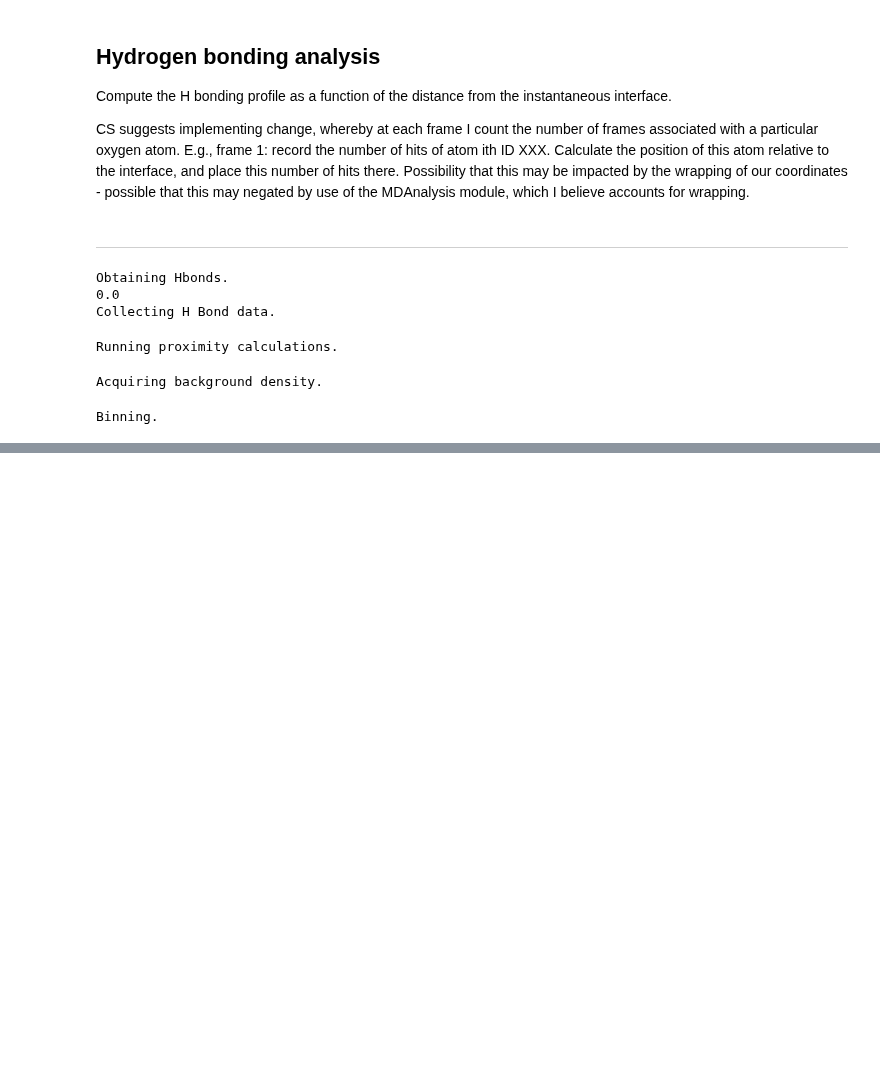
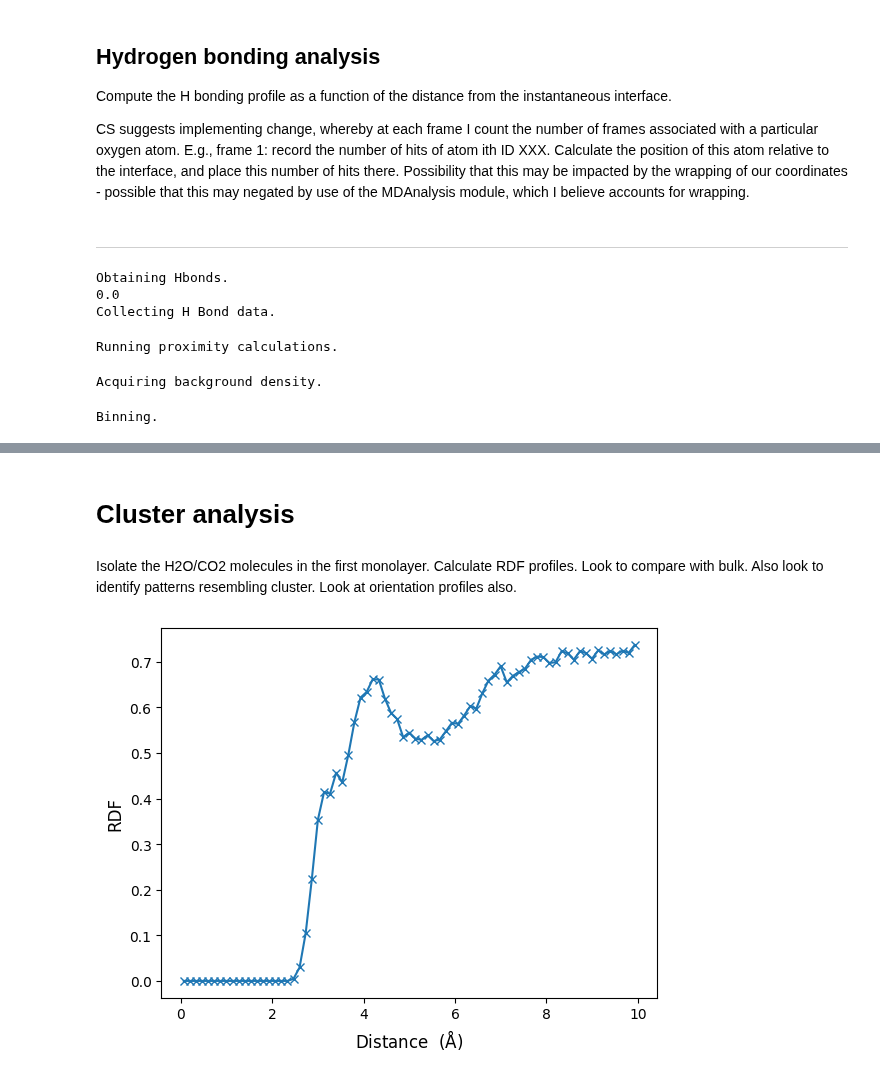
Before and after one commit to water-ice-group/on_a_WIM, a Jupyter notebook: development.ipynb, the cells around one changed output, grey strips where cells are left out. Drawn from its saved outputs; the diff is of its cells as text; code cells hidden in the pictures; blank space fills up the shorter version.

Commit message:
Cluster analysis now working.

```diff
--- a/development.ipynb
+++ b/development.ipynb
@@ -36,8 +36,8 @@ else:
     os.mkdir('outputs')
 
 # load trajectories and create the universe.
-pdb = '../ref_coords.pdb'
-trj = '../centered.dcd'
+pdb = 'ref_coords.pdb'
+trj = 'test.dcd'
 u = mda.Universe(pdb,trj)
 # %% [output]
 Output directory found.
@@ -47,11 +47,11 @@ Output directory found.
 # OR load previously generated surface into script.
 # -----------------------------------------------------
 
-WC_inter = WillardChandler(u,upper_z=25)
-result = WC_inter.generate(grid=400,new_inter=True)
-WC_inter.save() # NOW DONT SWITCH ON
-#WC_inter = WillardChandler(u,upper_z=25,endstep=10000)
-#result = WC_inter.generate(grid=400,new_inter=False)
+#WC_inter = WillardChandler(u,lower_z=12,upper_z=30)
+#result = WC_inter.generate(grid=400,new_inter=True)
+#WC_inter.save() # NOW DONT SWITCH ON
+WC_inter = WillardChandler(u,lower_z=15,upper_z=30)
+result = WC_inter.generate(grid=400,new_inter=False)
 # %% [output]
 ---------------------
  Loading trajectory
@@ -365,0 +362,17 @@ plt.show()
+# %% [markdown]
+# Cluster analysis
+# %% [markdown]
+Isolate the H2O/CO2 molecules in the first monolayer. Calculate RDF profiles. Look to compare with bulk. Also look to identify patterns resembling cluster. Look at orientation profiles also.
+# %%
+result = WC_inter.Clusters(unlike=True)
+# %%
+# plot
+fig,ax=plt.subplots()
+ax.plot(result[0],result[1],'x-')
+
+ax.set_xlabel('Distance  ($\mathrm{\AA}$)',size=12)
+ax.set_ylabel('RDF',size=12)
+
+plt.show()
+# %% [output]
+[figure, added]
```
Also changed, not shown: parts of 3 cells of this notebook, 12 other files.
